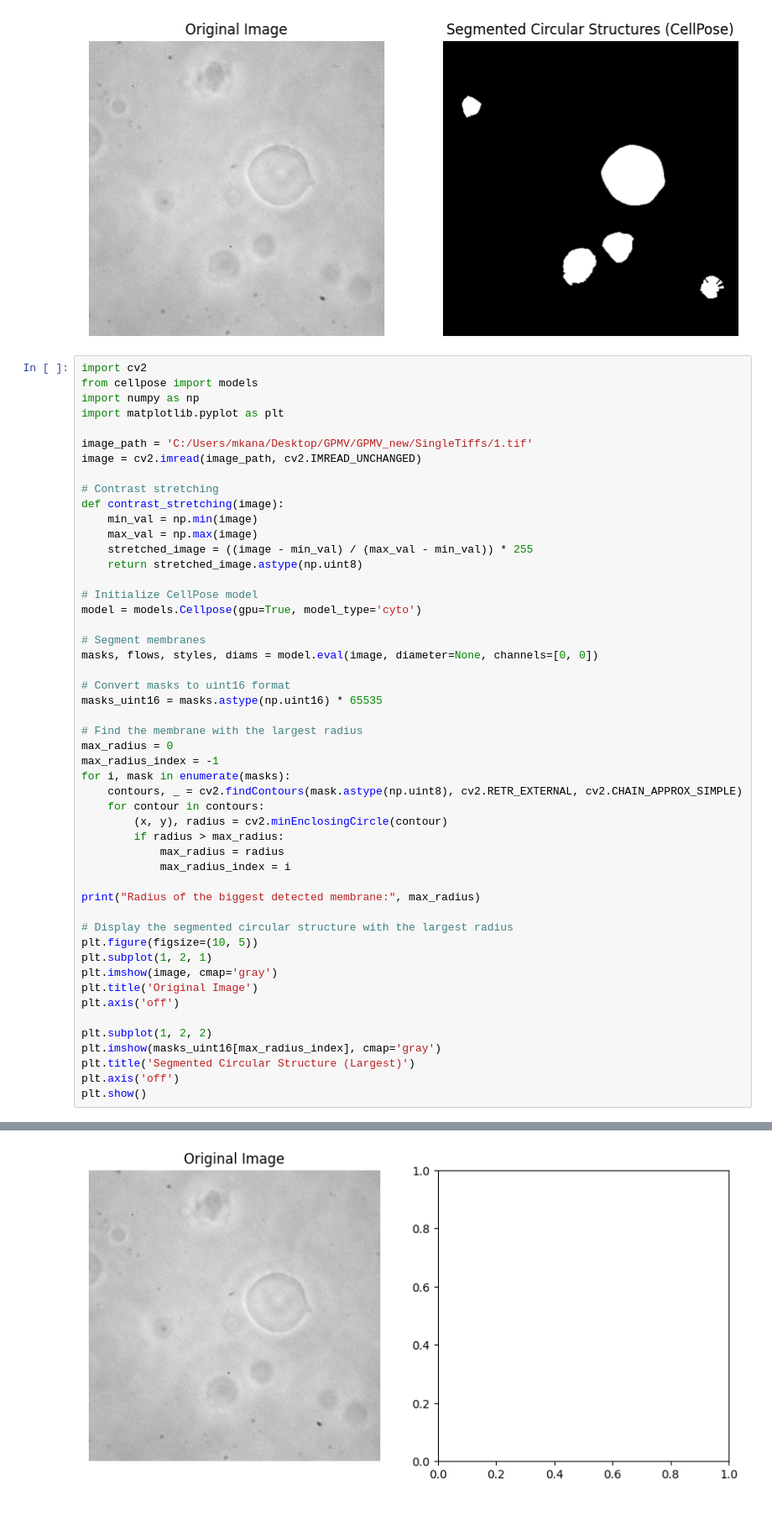
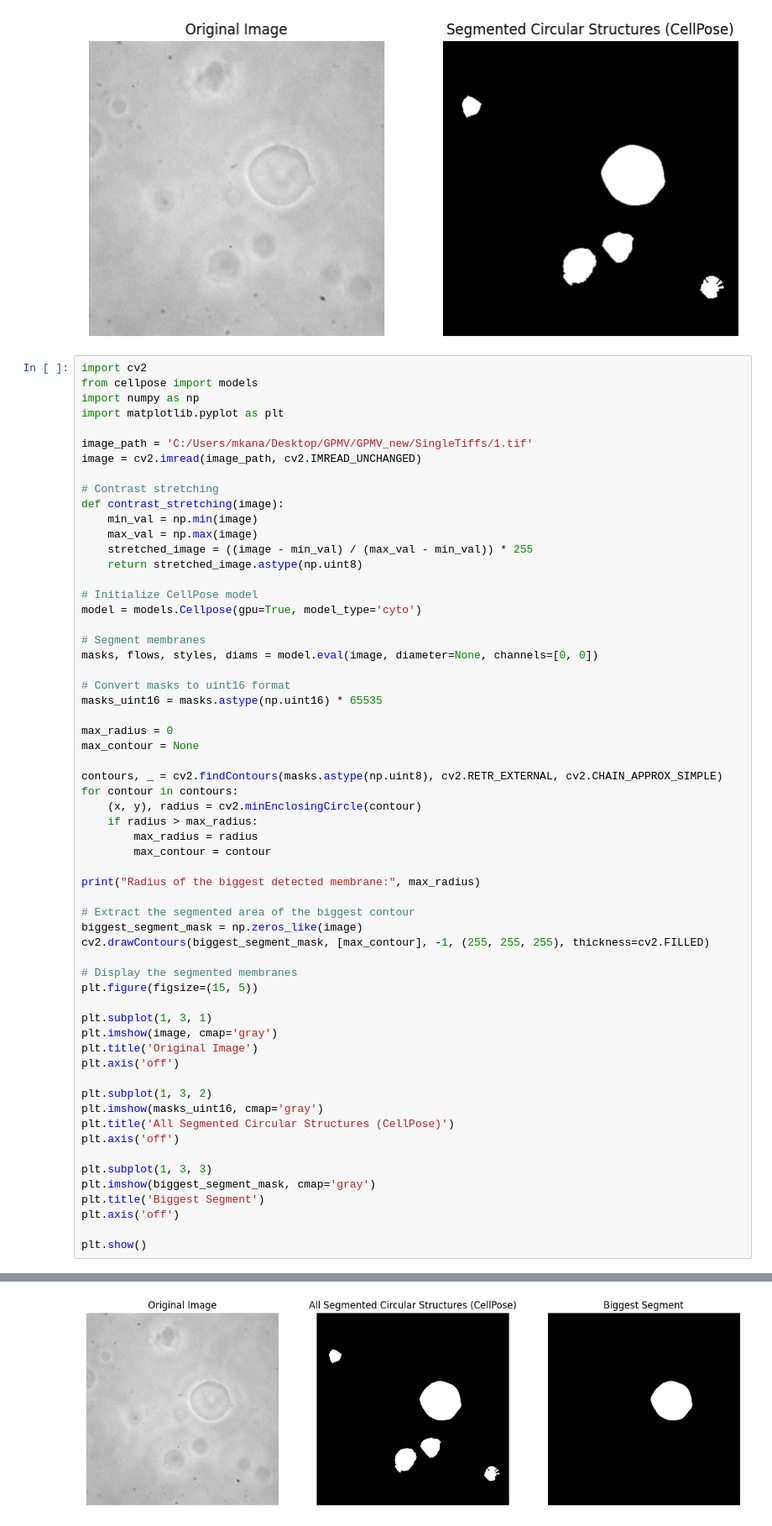
Before and after one commit to LocrianBird/GPMV-processor, a Jupyter notebook: Preprocessor.ipynb, the cells around one changed output, grey strips where cells are left out. Shown: that part at 84% size. Drawn from its saved outputs; the diff is of its cells as text.

Commit message:
CellPose updated, biggest membrane is defined

```diff
--- a/Preprocessor.ipynb
+++ b/Preprocessor.ipynb
@@ -251,29 +251,39 @@ masks, flows, styles, diams = model.eval(image, diameter=None, channels=[0, 0])
 # Convert masks to uint16 format
 masks_uint16 = masks.astype(np.uint16) * 65535
 
-# Find the membrane with the largest radius
 max_radius = 0
-max_radius_index = -1
-for i, mask in enumerate(masks):
-    contours, _ = cv2.findContours(mask.astype(np.uint8), cv2.RETR_EXTERNAL, cv2.CHAIN_APPROX_SIMPLE)
-    for contour in contours:
-        (x, y), radius = cv2.minEnclosingCircle(contour)
-        if radius > max_radius:
-            max_radius = radius
-            max_radius_index = i
+max_contour = None
+
+contours, _ = cv2.findContours(masks.astype(np.uint8), cv2.RETR_EXTERNAL, cv2.CHAIN_APPROX_SIMPLE)
+for contour in contours:
+    (x, y), radius = cv2.minEnclosingCircle(contour)
+    if radius > max_radius:
+        max_radius = radius
+        max_contour = contour
 
 print("Radius of the biggest detected membrane:", max_radius)
 
-# Display the segmented circular structure with the largest radius
-plt.figure(figsize=(10, 5))
-plt.subplot(1, 2, 1)
+# Extract the segmented area of the biggest contour
+biggest_segment_mask = np.zeros_like(image)
+cv2.drawContours(biggest_segment_mask, [max_contour], -1, (255, 255, 255), thickness=cv2.FILLED)
+
+# Display the segmented membranes
+plt.figure(figsize=(15, 5))
+
+plt.subplot(1, 3, 1)
 plt.imshow(image, cmap='gray')
 plt.title('Original Image')
 plt.axis('off')
 
-plt.subplot(1, 2, 2)
-plt.imshow(masks_uint16[max_radius_index], cmap='gray')
-plt.title('Segmented Circular Structure (Largest)')
+plt.subplot(1, 3, 2)
+plt.imshow(masks_uint16, cmap='gray')
+plt.title('All Segmented Circular Structures (CellPose)')
 plt.axis('off')
+
+plt.subplot(1, 3, 3)
+plt.imshow(biggest_segment_mask, cmap='gray')
+plt.title('Biggest Segment')
+plt.axis('off')
+
 plt.show()
 # %% [output]
@@ -282 +291 @@ TypeError: Invalid shape (512,) for image data
-[figure, old version]
+[figure, new version]
```
Also changed, not shown: parts of 1 cell of this notebook.
